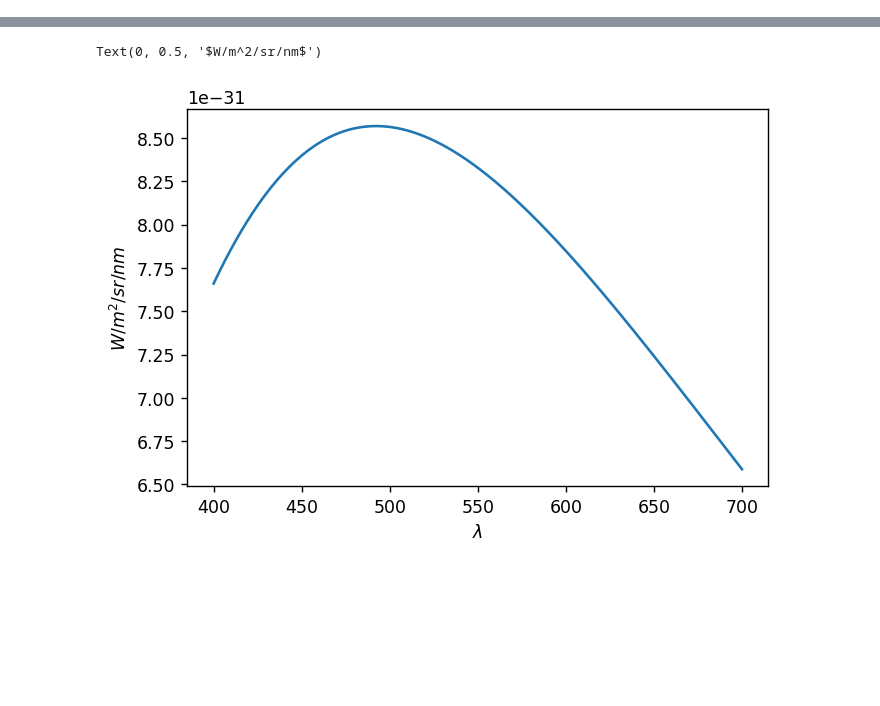
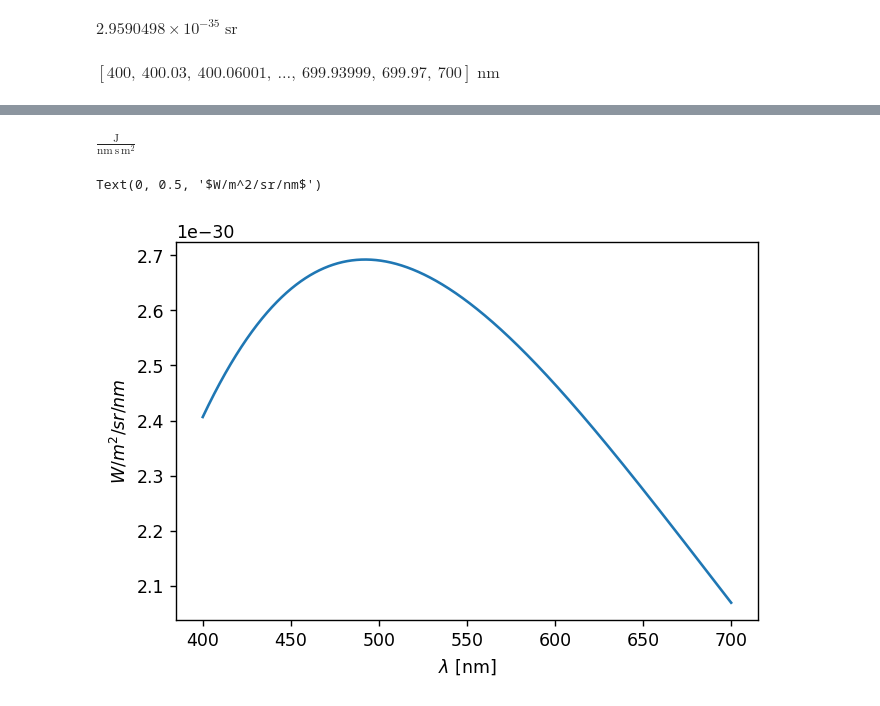
Before and after one commit to kian1377/cgi_phasec_poppy, a Jupyter notebook: example-notebooks/hlc_simulations_with_noise.ipynb, the cells around one changed output, grey strips where cells are left out. Saved outputs shown, nothing was run; the diff lists cells and outputs as text; code cells hidden in the pictures; blank space fills up the shorter version.

```diff
--- a/example-notebooks/hlc_simulations_with_noise.ipynb
+++ b/example-notebooks/hlc_simulations_with_noise.ipynb
@@ -50,17 +54,23 @@ from astropy.constants import h, c, k_B
 pupil_diam = 2.36*u.m
 d = (14.06*u.parsec).to(u.m)
 SA = (((pupil_diam/d)*u.radian)**2).to(u.sr)
+display(SA)
 
 T = 5887*u.K
 
 lambdas = np.linspace(400, 700, 10000)*u.nm
+display(lambdas)
 
-spec = 2*h*c**2/(lambdas**5)/(np.exp(h*c/(k_B*T*lambdas)) - 1)/u.sr
+spec = 2*np.pi*h*c**2/(lambdas**5)/(np.exp(h*c/(k_B*T*lambdas)) - 1)/u.sr
+display(spec)
 
 spec = spec.to(u.J/u.s/u.sr/u.m**2/u.nm) * SA
+display(spec.unit)
 
 fig,ax = plt.subplots(1,1,dpi=125)
 ax.plot(lambdas, spec)
-ax.set_xlabel('$\lambda$')
+ax.set_xlabel('$\lambda$ [nm]')
 ax.set_ylabel('$W/m^2/sr/nm$')
 # %% [output]
+$2.9590498 \times 10^{-35} \; \mathrm{sr}$
+$[400,~400.03,~400.06001,~\dots,~699.93999,~699.97,~700] \; \mathrm{nm}$
@@ -67,5 +78,6 @@ ax.set_ylabel('$W/m^2/sr/nm$')
+$\mathrm{\frac{J}{nm\,s\,m^{2}}}$
 Text(0, 0.5, '$W/m^2/sr/nm$')
-[figure, old version]
+[figure, new version]
 # %%
 from scipy.integrate import simpson
 
```
Also changed, not shown: parts of 7 cells of this notebook, 1 other file.
